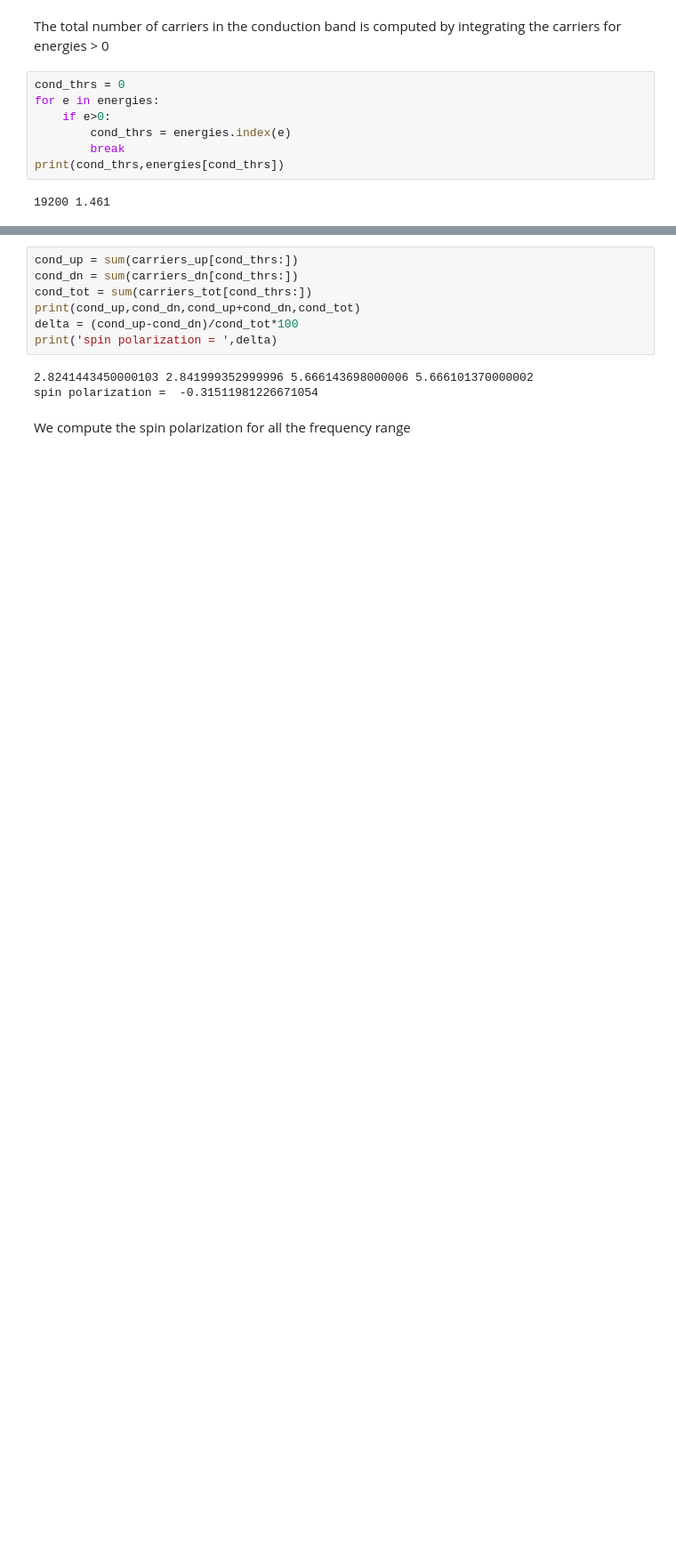
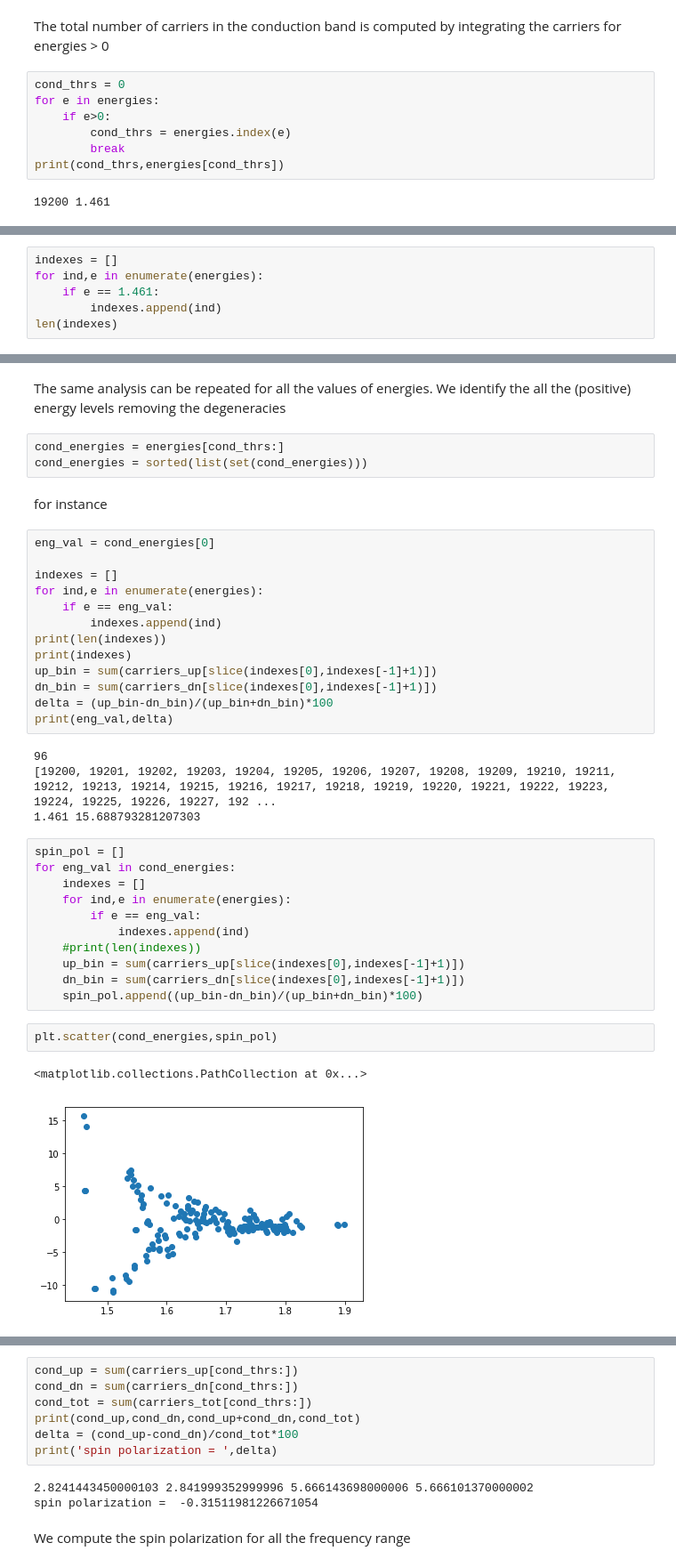
Before and after one commit to marcodalessandro76/Generation-and-decay-of-the-degree-of-spin-polarization-in-GaAs, a Jupyter notebook: Spin_polarization_analysis.ipynb, the cells around one changed output, grey strips where cells are left out. Shown at 89% size. Saved outputs shown, nothing was run; the diff lists cells and outputs as text; blank space fills up the shorter version.

```diff
--- a/Spin_polarization_analysis.ipynb
+++ b/Spin_polarization_analysis.ipynb
@@ -335,0 +354,6 @@ print(cond_thrs,energies[cond_thrs])
+# %%
+indexes = []
+for ind,e in enumerate(energies):
+    if e == 1.461:
+        indexes.append(ind)
+len(indexes)
@@ -335,0 +370,41 @@ print(cond_thrs,energies[cond_thrs])
+# %% [markdown]
+The same analysis can be repeated for all the values of energies. We identify the all the (positive) energy levels
+removing the degeneracies
+# %%
+cond_energies = energies[cond_thrs:]
+cond_energies = sorted(list(set(cond_energies)))
+# %% [markdown]
+for instance
+# %%
+eng_val = cond_energies[0]
+
+indexes = []
+for ind,e in enumerate(energies):
+    if e == eng_val:
+        indexes.append(ind)
+print(len(indexes))
+print(indexes)
+up_bin = sum(carriers_up[slice(indexes[0],indexes[-1]+1)])
+dn_bin = sum(carriers_dn[slice(indexes[0],indexes[-1]+1)])
+delta = (up_bin-dn_bin)/(up_bin+dn_bin)*100
+print(eng_val,delta)
+# %% [output]
+96
+[19200, 19201, 19202, 19203, 19204, 19205, 19206, 19207, 19208, 19209, 19210, 19211, 19212, 19213, 19214, 19215, 19216, 19217, 19218, 19219, 19220, 19221, 19222, 19223, 19224, 19225, 19226, 19227, 192 ...
+1.461 15.688793281207303
+# %%
+spin_pol = []
+for eng_val in cond_energies:
+    indexes = []
+    for ind,e in enumerate(energies):
+        if e == eng_val:
+            indexes.append(ind)
+    #print(len(indexes))
+    up_bin = sum(carriers_up[slice(indexes[0],indexes[-1]+1)])
+    dn_bin = sum(carriers_dn[slice(indexes[0],indexes[-1]+1)])
+    spin_pol.append((up_bin-dn_bin)/(up_bin+dn_bin)*100)
+# %%
+plt.scatter(cond_energies,spin_pol)
+# %% [output]
+<matplotlib.collections.PathCollection at 0x...>
+[figure, added]
```
Also changed, not shown: parts of 32 cells of this notebook.
